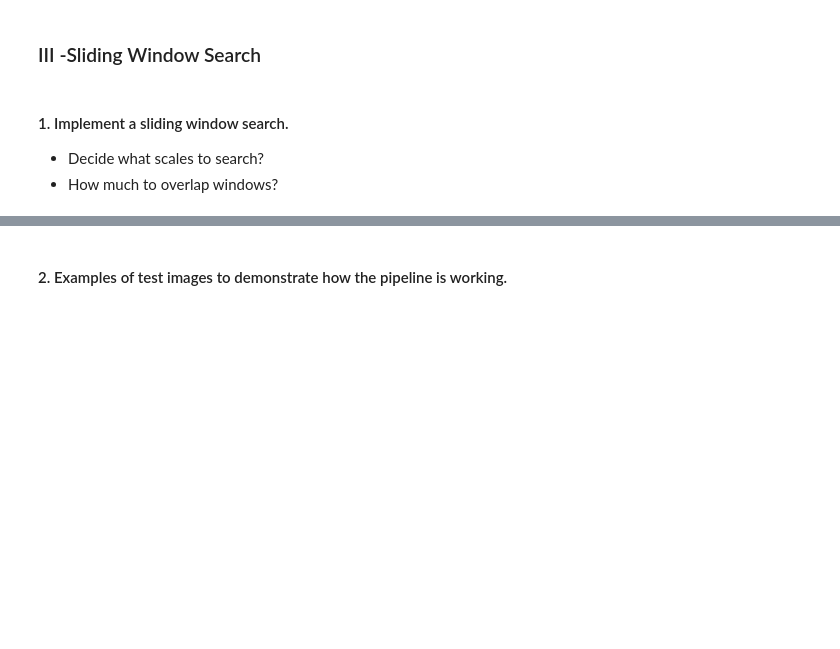
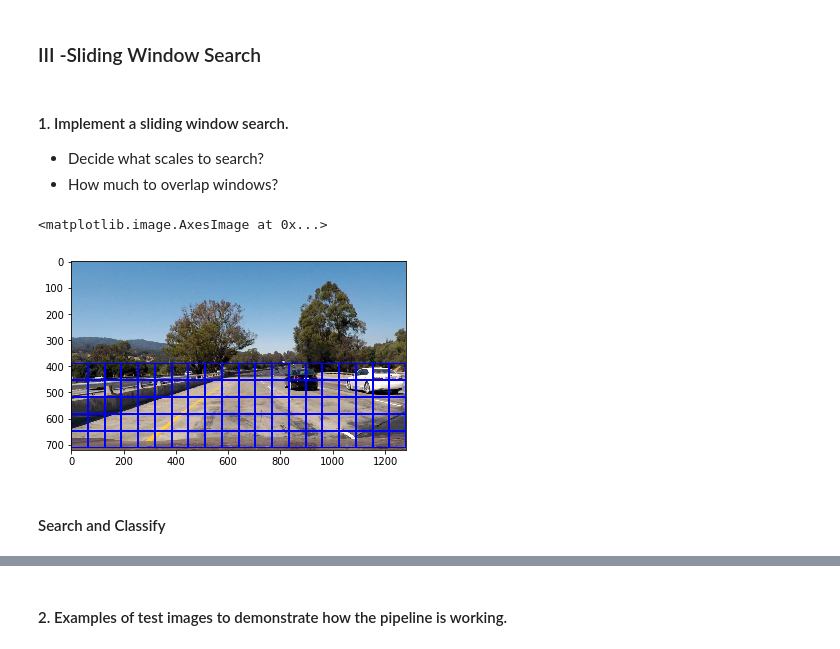
Before and after one commit to preeti-chauhan/SDCND-Project1-Vehicle-Detection-Tracking, a Jupyter notebook: P5.ipynb, the cells around one changed output, grey strips where cells are left out. Drawn from its saved outputs; the diff is of its cells as text; code cells hidden in the pictures; blank space fills up the shorter version.

```diff
--- a/P5.ipynb
+++ b/P5.ipynb
@@ -908,12 +908,19 @@ def draw_boxes(img, bboxes, color=(0, 0, 255), thick=6):
     # Return the image copy with boxes drawn
     return imcopy
 # %%
+# Test slide_window()
+
 image = mpimg.imread('test_images/test1.jpg')
 draw_image = np.copy(image)
 
-windows = slide_window(image, x_start_stop=[None, None], y_start_stop=[None, None],
+windows = slide_window(image, x_start_stop=[0,1300], y_start_stop=[390, 720],
                     xy_window=(128, 128), xy_overlap=(0.5, 0.5))
 
 window_img = draw_boxes(draw_image, windows, color=(0, 0, 255), thick=6)
 
 plt.imshow(window_img)
+# %% [output]
+<matplotlib.image.AxesImage at 0x...>
+[figure, added]
+# %% [markdown]
+#### Search and Classify
```
Also changed, not shown: parts of 12 cells of this notebook.
